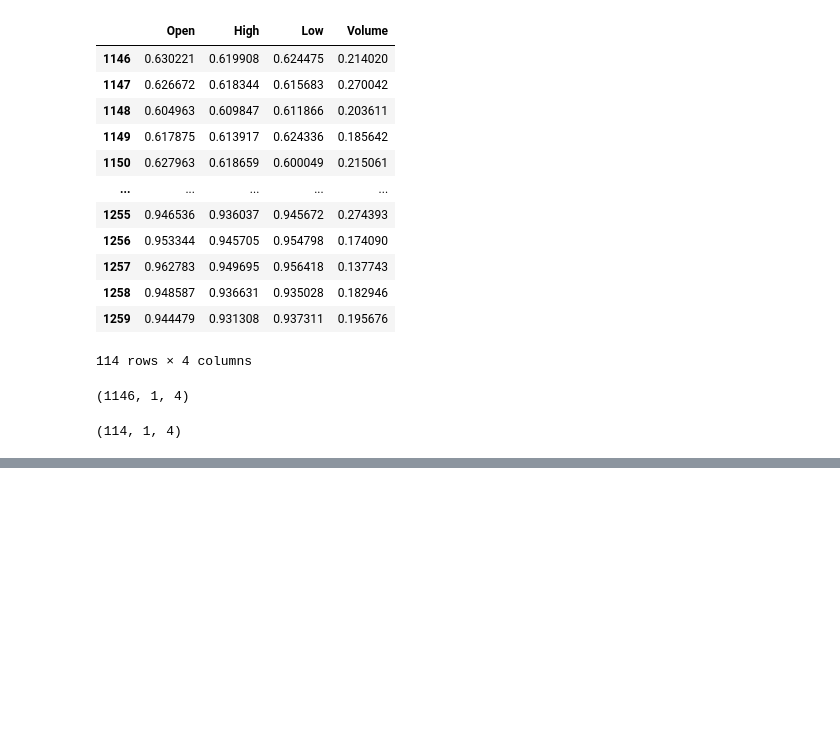
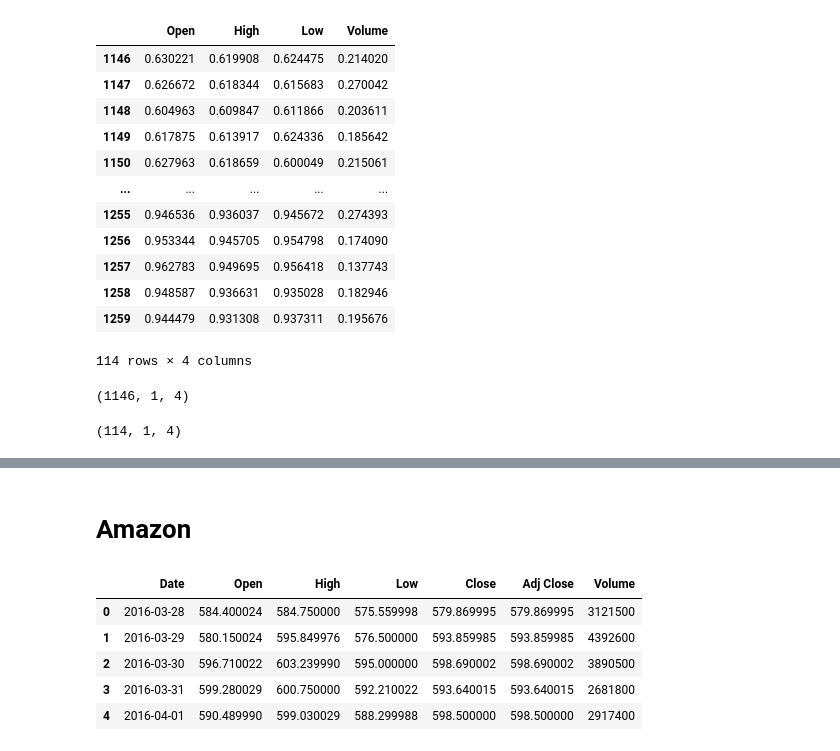
Before and after one commit to isoori/FAANG-Companies, a Jupyter notebook: FAANG Companies.ipynb, the cells around one changed output, grey strips where cells are left out. Cells and saved outputs as stored; diff of their text form; code cells hidden in the pictures; blank space fills up the shorter version.

```diff
--- a/FAANG Companies.ipynb
+++ b/FAANG Companies.ipynb
@@ -182,0 +185,12 @@ mean_squared_error(y_test,predict)
+# %% [markdown]
+# Amazon
+# %%
+amazon = pd.read_csv('Amazon_Historical_StockPrice2.csv')
+amazon.head()
+# %% [output]
+|  | Date | Open | High | Low | Close | Adj Close | Volume |
+| 0 | 2016-03-28 | 584.400024 | 584.750000 | 575.559998 | 579.869995 | 579.869995 | 3121500 |
+| 1 | 2016-03-29 | 580.150024 | 595.849976 | 576.500000 | 593.859985 | 593.859985 | 4392600 |
+| 2 | 2016-03-30 | 596.710022 | 603.239990 | 595.000000 | 598.690002 | 598.690002 | 3890500 |
+| 3 | 2016-03-31 | 599.280029 | 600.750000 | 592.210022 | 593.640015 | 593.640015 | 2681800 |
+| 4 | 2016-04-01 | 590.489990 | 599.030029 | 588.299988 | 598.500000 | 598.500000 | 2917400 |
```
Also changed, not shown: parts of 23 cells of this notebook.
